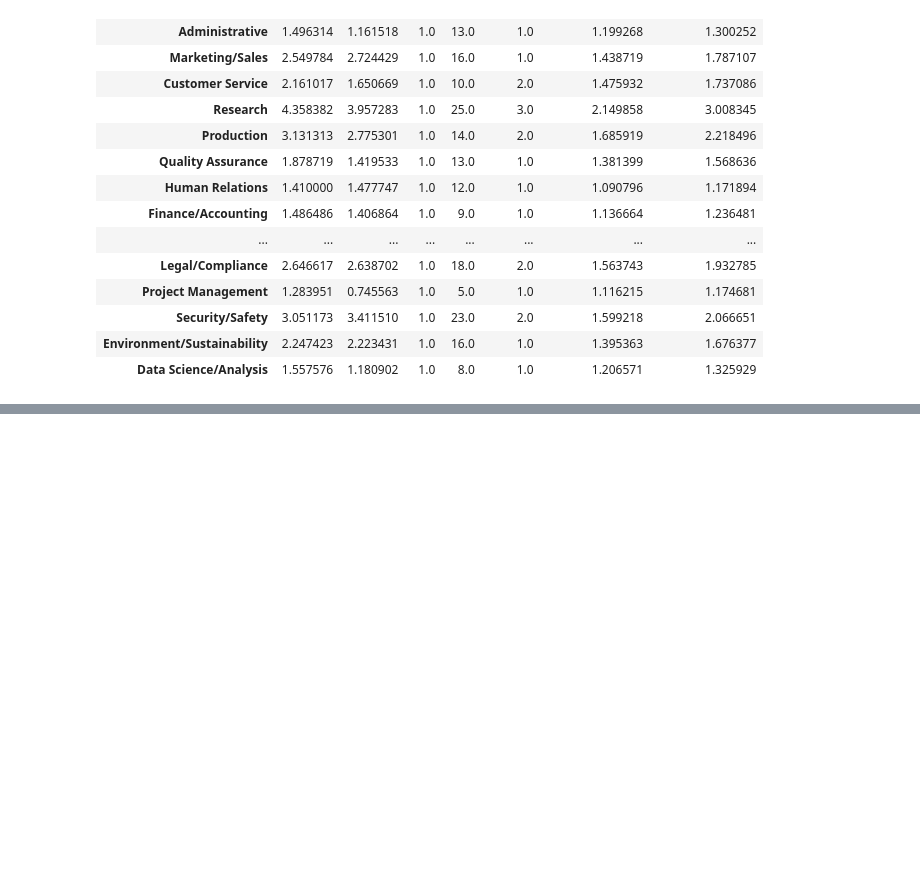
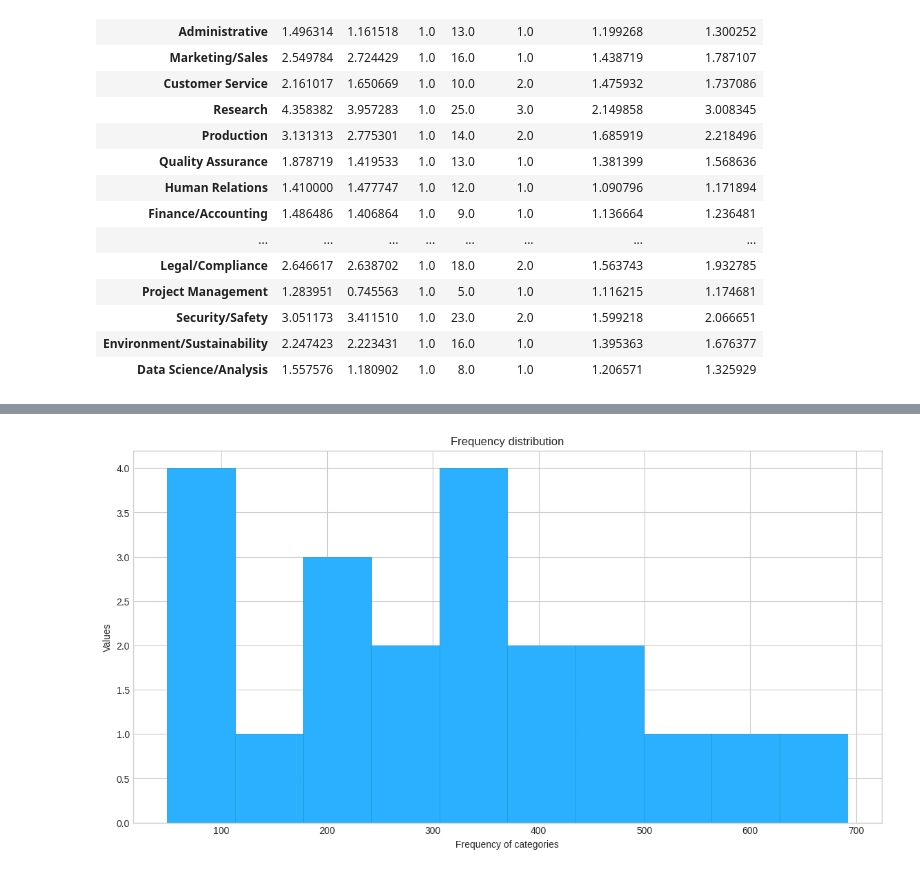
Before and after one commit to Josh-Hiz/Job-Task-Analysis, a Jupyter notebook: TaskAnalysis.ipynb, the cells around one changed output, grey strips where cells are left out. Drawn from its saved outputs; the diff is of its cells as text; code cells hidden in the pictures; blank space fills up the shorter version.

```diff
--- a/TaskAnalysis.ipynb
+++ b/TaskAnalysis.ipynb
@@ -434,0 +436,12 @@ Above is the overall and generalized frequency data of each job task category. T
+# %%
+# Lets plot a histogram to see the general distribution of tasks
+x = freq_df['category'].value_counts()
+plt.figure(figsize=(14,7))
+plt.style.use('seaborn-whitegrid')
+plt.hist(x, bins = 10, facecolor = '#2ab0ff', edgecolor='#169acf', linewidth=0.5)
+plt.title('Frequency distribution')
+plt.xlabel('Frequency of categories')
+plt.ylabel('Values')
+plt.show()
+# %% [output]
+[figure, added]
```
Also changed, not shown: parts of 15 cells of this notebook, 1 other file.
